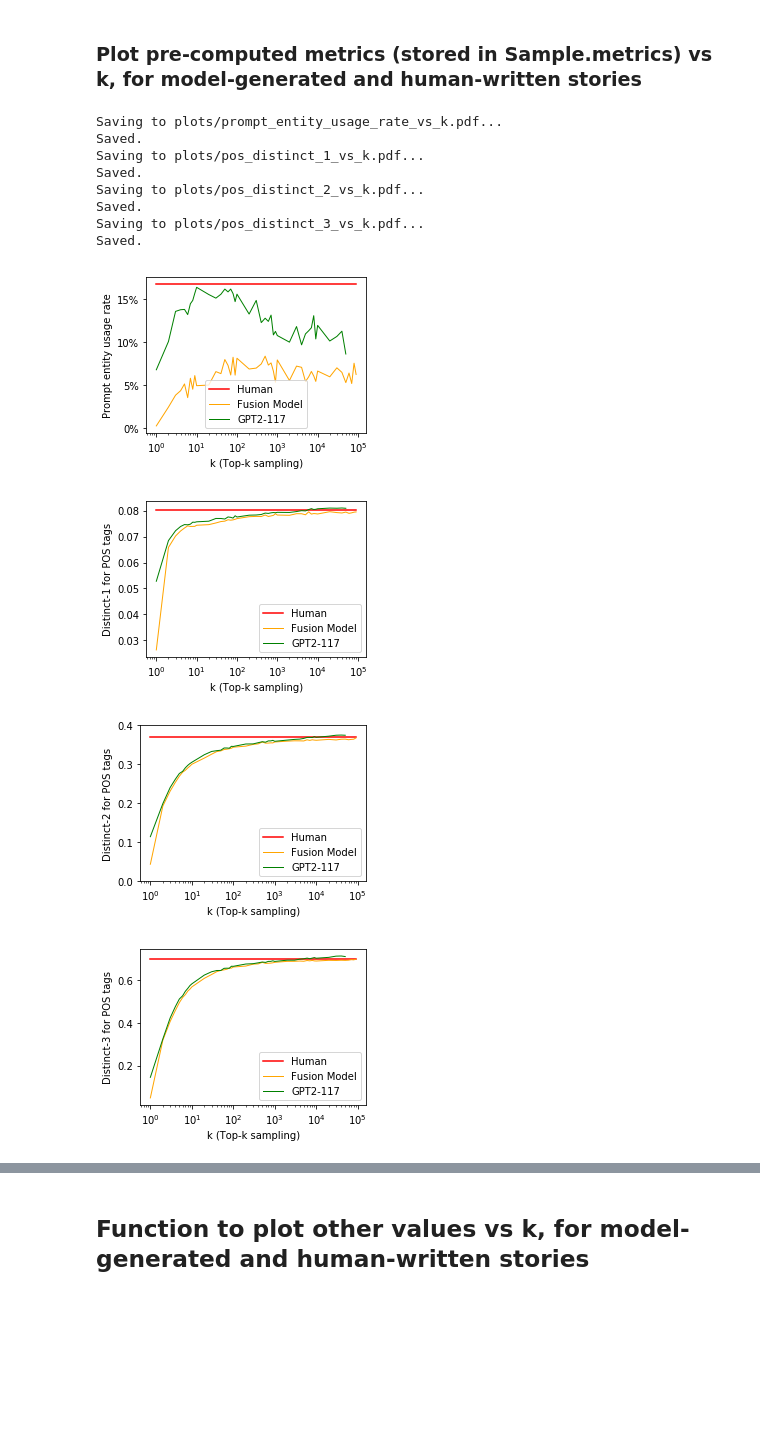
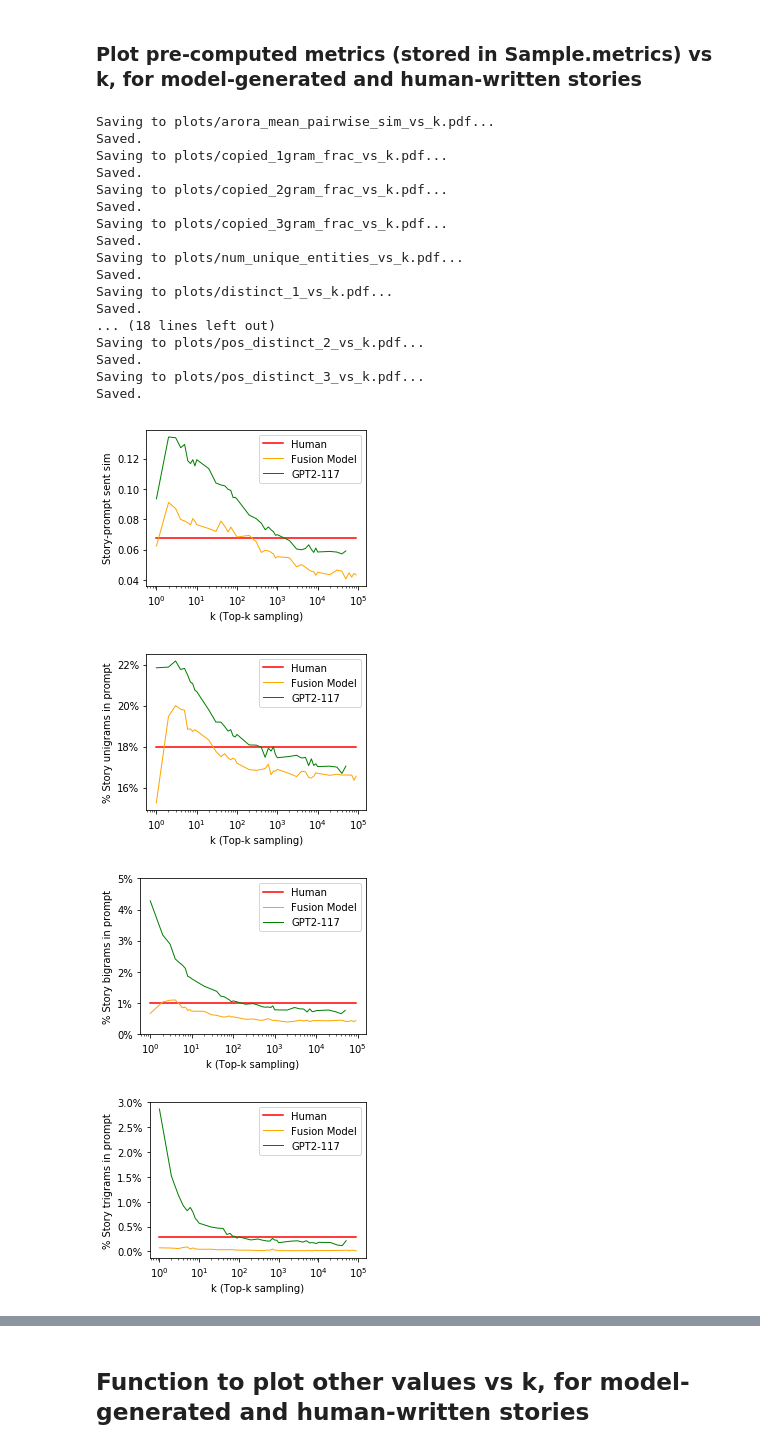
Before and after one commit to abisee/story-generation-eval, a Jupyter notebook: analyze.ipynb, the cells around one changed output, grey strips where cells are left out. Drawn from its saved outputs; the diff is of its cells as text; code cells hidden in the pictures; blank space fills up the shorter version.

```diff
--- a/analyze.ipynb
+++ b/analyze.ipynb
@@ -282,49 +280,58 @@ def plot_metric_vs_k(metric_name, ylabel, figsize=(4,3), yaxisrange=None, yticks
     model_name = 'human'
     fig.plot([MIN_K, MAX_K], [human_val, human_val], label=MODEL2LEGENDNAME[model_name], color=MODEL2COLOR[model_name], linestyle=MODEL2LINESTYLE[model_name], linewidth=MODEL2LINEWIDTH[model_name])
 
     # Plot Fusion Model and GPT2-117 lines
     for model_name in 'fusion', 'gpt2':
         settings = sorted([setting for setting in story_data.keys() if model_name in setting])
         k_vals = [int(setting.split('.')[2][:5]) for setting in settings]
         metric_vals = [get_mean(setting, metric_name) for setting in settings]
         if scaling_factor is not None:
             metric_vals = [val*scaling_factor for val in metric_vals]
         fig.plot(k_vals, metric_vals, label=MODEL2LEGENDNAME[model_name], color=MODEL2COLOR[model_name], linestyle=MODEL2LINESTYLE[model_name], linewidth=MODEL2LINEWIDTH[model_name])
 
     # Add legend
     fig.legend(loc=legend_loc)
 
     # Save
     save_plot('%s_vs_k.pdf' % metric_name)
 
 
-# plot_metric_vs_k('arora_mean_pairwise_sim', 'Story-prompt sent sim')
-# plot_metric_vs_k('copied_1gram_frac', '% Story unigrams in prompt', scaling_factor=100, ytick_format='%.0f%%')
-# plot_metric_vs_k('copied_2gram_frac', '% Story bigrams in prompt', scaling_factor=100, ytick_format='%.0f%%', yaxisrange=[0, 5])
-# plot_metric_vs_k('copied_3gram_frac', '% Story trigrams in prompt', scaling_factor=100, ytick_format='%.1f%%')
-# plot_metric_vs_k('num_unique_entities', '# Unique named entities per story', yaxisrange=[0, 4])
-# plot_metric_vs_k('distinct_1', 'Distinct-1', yaxisrange=[0, 0.65])
-# plot_metric_vs_k('distinct_2', 'Distinct-2', yaxisrange=[0,1])
-# plot_metric_vs_k('distinct_3', 'Distinct-3', yaxisrange=[0,1])
-# plot_metric_vs_k('mean_log_unigramprob', 'Mean log unigram prob')
-# plot_metric_vs_k('stopwords_frac', '% Words that are stopwords', yaxisrange=[58, 76], scaling_factor=100, ytick_format='%.0f%%')
-# plot_metric_vs_k('mean_sent_len', 'Mean sent len (# words)', yaxisrange=[12, 15.5], yticks=range(12, 16))
-# plot_metric_vs_k('mean_concreteness_noun', 'Mean noun concreteness')
-# plot_metric_vs_k('mean_concreteness_verb', 'Mean verb concreteness')
+plot_metric_vs_k('arora_mean_pairwise_sim', 'Story-prompt sent sim')
+plot_metric_vs_k('copied_1gram_frac', '% Story unigrams in prompt', scaling_factor=100, ytick_format='%.0f%%')
+plot_metric_vs_k('copied_2gram_frac', '% Story bigrams in prompt', scaling_factor=100, ytick_format='%.0f%%', yaxisrange=[0, 5])
+plot_metric_vs_k('copied_3gram_frac', '% Story trigrams in prompt', scaling_factor=100, ytick_format='%.1f%%')
+plot_metric_vs_k('num_unique_entities', '# Unique named entities per story', yaxisrange=[0, 4])
+plot_metric_vs_k('distinct_1', 'Distinct-1', yaxisrange=[0, 0.65])
+plot_metric_vs_k('distinct_2', 'Distinct-2', yaxisrange=[0,1])
+plot_metric_vs_k('distinct_3', 'Distinct-3', yaxisrange=[0,1])
+plot_metric_vs_k('mean_log_unigramprob', 'Mean log unigram prob')
+plot_metric_vs_k('stopwords_frac', '% Words that are stopwords', yaxisrange=[58, 76], scaling_factor=100, ytick_format='%.0f%%')
+plot_metric_vs_k('mean_sent_len', 'Mean sent len (# words)', yaxisrange=[12, 15.5], yticks=range(12, 16))
+plot_metric_vs_k('mean_concreteness_noun', 'Mean noun concreteness')
+plot_metric_vs_k('mean_concreteness_verb', 'Mean verb concreteness')
 plot_metric_vs_k('prompt_entity_usage_rate', 'Prompt entity usage rate', scaling_factor=100, ytick_format='%.0f%%')
 plot_metric_vs_k('pos_distinct_1', 'Distinct-1 for POS tags')
 plot_metric_vs_k('pos_distinct_2', 'Distinct-2 for POS tags', yaxisrange=[0,0.4])
 plot_metric_vs_k('pos_distinct_3', 'Distinct-3 for POS tags')
 # %% [output]
-Saving to plots/prompt_entity_usage_rate_vs_k.pdf...
+Saving to plots/arora_mean_pairwise_sim_vs_k.pdf...
 Saved.
-Saving to plots/pos_distinct_1_vs_k.pdf...
+Saving to plots/copied_1gram_frac_vs_k.pdf...
 Saved.
+Saving to plots/copied_2gram_frac_vs_k.pdf...
+Saved.
+Saving to plots/copied_3gram_frac_vs_k.pdf...
+Saved.
+Saving to plots/num_unique_entities_vs_k.pdf...
+Saved.
+Saving to plots/distinct_1_vs_k.pdf...
+Saved.
+... (18 lines left out)
 Saving to plots/pos_distinct_2_vs_k.pdf...
 Saved.
 Saving to plots/pos_distinct_3_vs_k.pdf...
 Saved.
-[figure, old version]
+[figure, new version]
-[figure, old version]
+[figure, new version]
-[figure, old version]
+[figure, new version]
-[figure, old version]
+[figure, new version]
```
Also changed, not shown: parts of 3 cells of this notebook.
